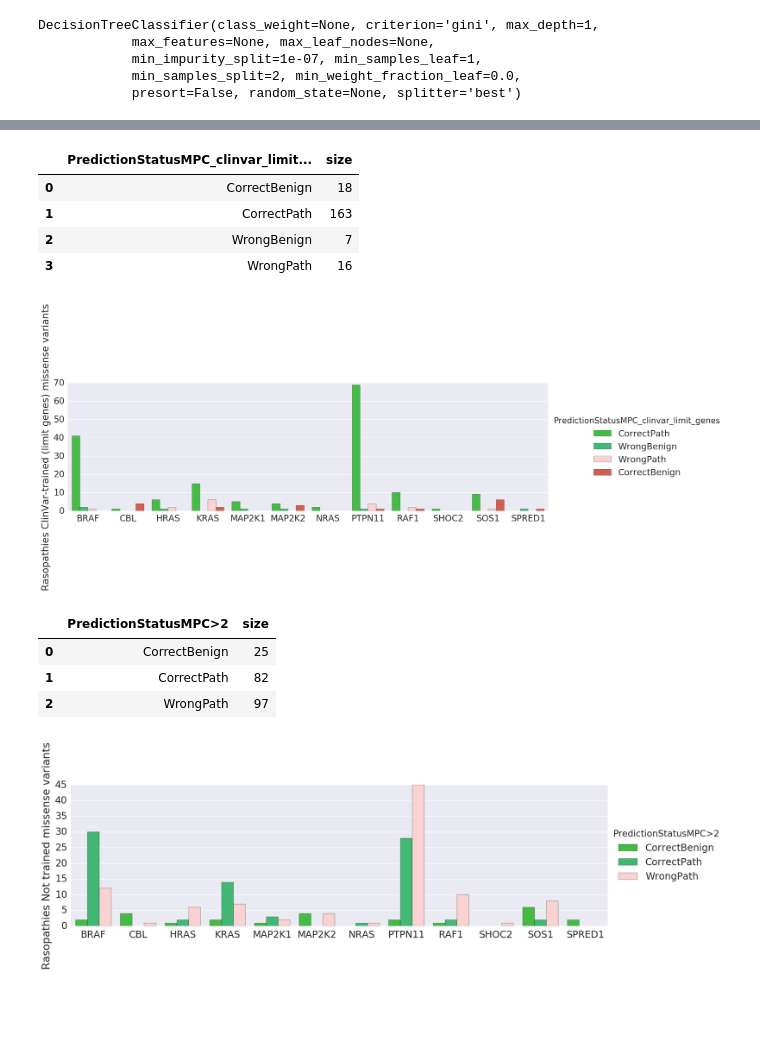
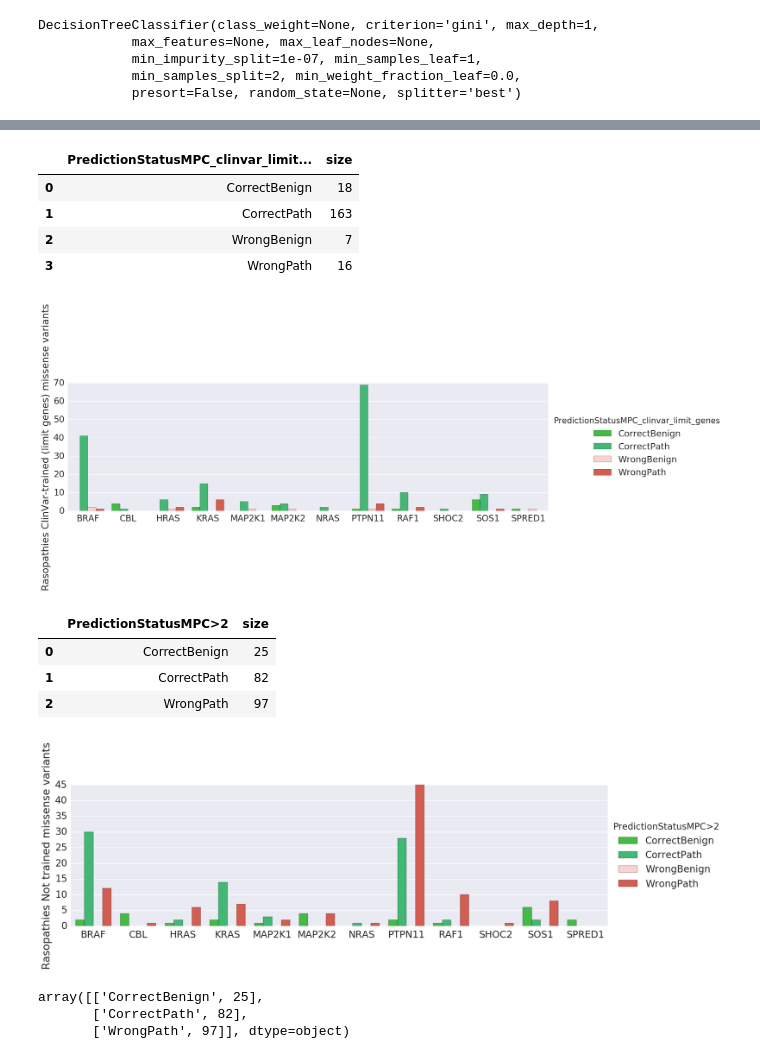
Before and after one commit to samesense/pathopredictor, a Jupyter notebook: notebooks/other-disease-rasopathies-train-clinvar.ipynb, the cells around one changed output, grey strips where cells are left out. Drawn from its saved outputs; the diff is of its cells as text; code cells hidden in the pictures; blank space fills up the shorter version.

```diff
--- a/notebooks/other-disease-rasopathies-train-clinvar.ipynb
+++ b/notebooks/other-disease-rasopathies-train-clinvar.ipynb
@@ -19,6 +19,7 @@ from IPython.display import HTML
 # %%
 cols = ['mpc']
 key_cols = ['chrom', 'pos', 'ref', 'alt']
+ho = ['CorrectBenign', 'CorrectPath', 'WrongBenign', 'WrongPath']
 
 right_benign = "#32CD32"
 right_path = "#2ecc71"
@@ -204,7 +210,7 @@ g_df = (test_df[['gene', 'chrom', 'pos', 'ref', 'alt', 'PredictionStatusMPC_clin
 dd = g_df.groupby('gene').sum().reset_index()
 
 sns.set(font_scale=1.75)
-ss = sns.factorplot(x='gene', hue='PredictionStatusMPC_clinvar_limit_genes', y='size', data=g_df,
+ss = sns.factorplot(x='gene', hue='PredictionStatusMPC_clinvar_limit_genes', y='size', data=g_df, hue_order=ho,
                     kind='bar', palette=sns.color_palette(flatui), size=5, aspect=3)
 ss.set_ylabels('%s ClinVar-trained (limit genes) missense variants' % (disease,))
 ss.set_xlabels('')
@@ -221,27 +227,33 @@ g_df.head()
 | 1 | CorrectPath | 163 |
 | 2 | WrongBenign | 7 |
 | 3 | WrongPath | 16 |
-[figure, old version]
+[figure, new version]
 # %%
 g_df = (test_df[['gene', 'chrom', 'pos', 'ref', 'alt', 'PredictionStatusMPC>2']]
         .groupby(['gene', 'PredictionStatusMPC>2'])
         .size().reset_index().rename(columns={0:'size'}))
 dd = g_df.groupby('gene').sum().reset_index()
 
 sns.set(font_scale=1.75)
-ss = sns.factorplot(x='gene', hue='PredictionStatusMPC>2', y='size', data=g_df,
+ss = sns.factorplot(x='gene', hue='PredictionStatusMPC>2', y='size', data=g_df, hue_order=ho,
                     kind='bar', palette=sns.color_palette(flatui), size=5, aspect=3)
 ss.set_ylabels('%s Not trained missense variants' % (disease,))
 ss.set_xlabels('')
 ss.set_titles('MPC>2 performance')
 
 g_df = (test_df[['gene', 'chrom', 'pos', 'ref', 'alt', 'PredictionStatusMPC>2']]
         .groupby(['PredictionStatusMPC>2'])
         .size().reset_index().rename(columns={0:'size'}))
 g_df.head()
 # %% [output]
 |  | PredictionStatusMPC>2 | size |
 | 0 | CorrectBenign | 25 |
 | 1 | CorrectPath | 82 |
 | 2 | WrongPath | 97 |
-[figure, old version]
+[figure, new version]
+# %%
+g_df.values
+# %% [output]
+array([['CorrectBenign', 25],
+       ['CorrectPath', 82],
+       ['WrongPath', 97]], dtype=object)
```
Also changed, not shown: parts of 3 cells of this notebook, 11 other files.
